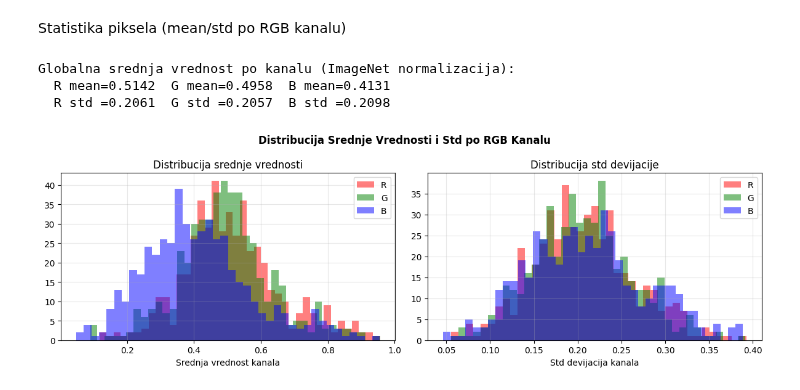
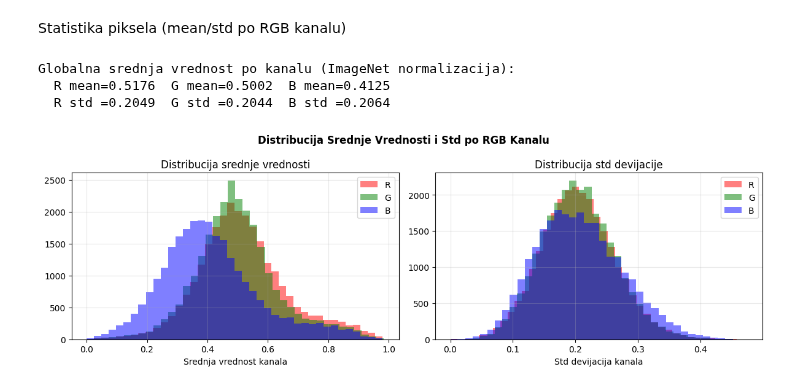
Before and after one commit to predrag002/Animals, a Jupyter notebook: analiza.ipynb, the cells around one changed output. Drawn from its saved outputs; the diff is of its cells as text; code cells hidden in the pictures.

```diff
--- a/analiza.ipynb
+++ b/analiza.ipynb
@@ -228,7 +228,7 @@ plt.show()
 # %% [markdown]
 Statistika piksela (mean/std po RGB kanalu)
 # %%
-sample_paths = df.sample(min(500, len(df)), random_state=42)['putanja'].tolist()
+sample_paths = df['putanja'].tolist()
 
 r_means, g_means, b_means = [], [], []
 r_stds,  g_stds,  b_stds  = [], [], []
@@ -244,33 +244,33 @@ for path in sample_paths:
         b_stds.append(img[:,:,2].std())
     except:
         pass
 
 print('Globalna srednja vrednost po kanalu (ImageNet normalizacija):')
 print(f'  R mean={np.mean(r_means):.4f}  G mean={np.mean(g_means):.4f}  B mean={np.mean(b_means):.4f}')
 print(f'  R std ={np.mean(r_stds):.4f}  G std ={np.mean(g_stds):.4f}  B std ={np.mean(b_stds):.4f}')
 
 fig, axes = plt.subplots(1, 2, figsize=(12, 4))
 fig.suptitle('Distribucija Srednje Vrednosti i Std po RGB Kanalu', fontsize=12, fontweight='bold')
 
 for vals, lbl, color in [(r_means,'R','red'),(g_means,'G','green'),(b_means,'B','blue')]:
     axes[0].hist(vals, bins=40, alpha=0.5, label=lbl, color=color)
 axes[0].set_title('Distribucija srednje vrednosti')
 axes[0].set_xlabel('Srednja vrednost kanala')
 axes[0].legend()
 axes[0].grid(alpha=0.3)
 
 for vals, lbl, color in [(r_stds,'R','red'),(g_stds,'G','green'),(b_stds,'B','blue')]:
     axes[1].hist(vals, bins=40, alpha=0.5, label=lbl, color=color)
 axes[1].set_title('Distribucija std devijacije')
 axes[1].set_xlabel('Std devijacija kanala')
 axes[1].legend()
 axes[1].grid(alpha=0.3)
 
 plt.tight_layout()
 plt.savefig('eda_pixel_stats.png', dpi=120, bbox_inches='tight')
 plt.show()
 # %% [output]
 Globalna srednja vrednost po kanalu (ImageNet normalizacija):
-  R mean=0.5142  G mean=0.4958  B mean=0.4131
-  R std =0.2061  G std =0.2057  B std =0.2098
+  R mean=0.5176  G mean=0.5002  B mean=0.4125
+  R std =0.2049  G std =0.2044  B std =0.2064
-[figure, old version]
+[figure, new version]
```
Also changed, not shown: 1 other file.
